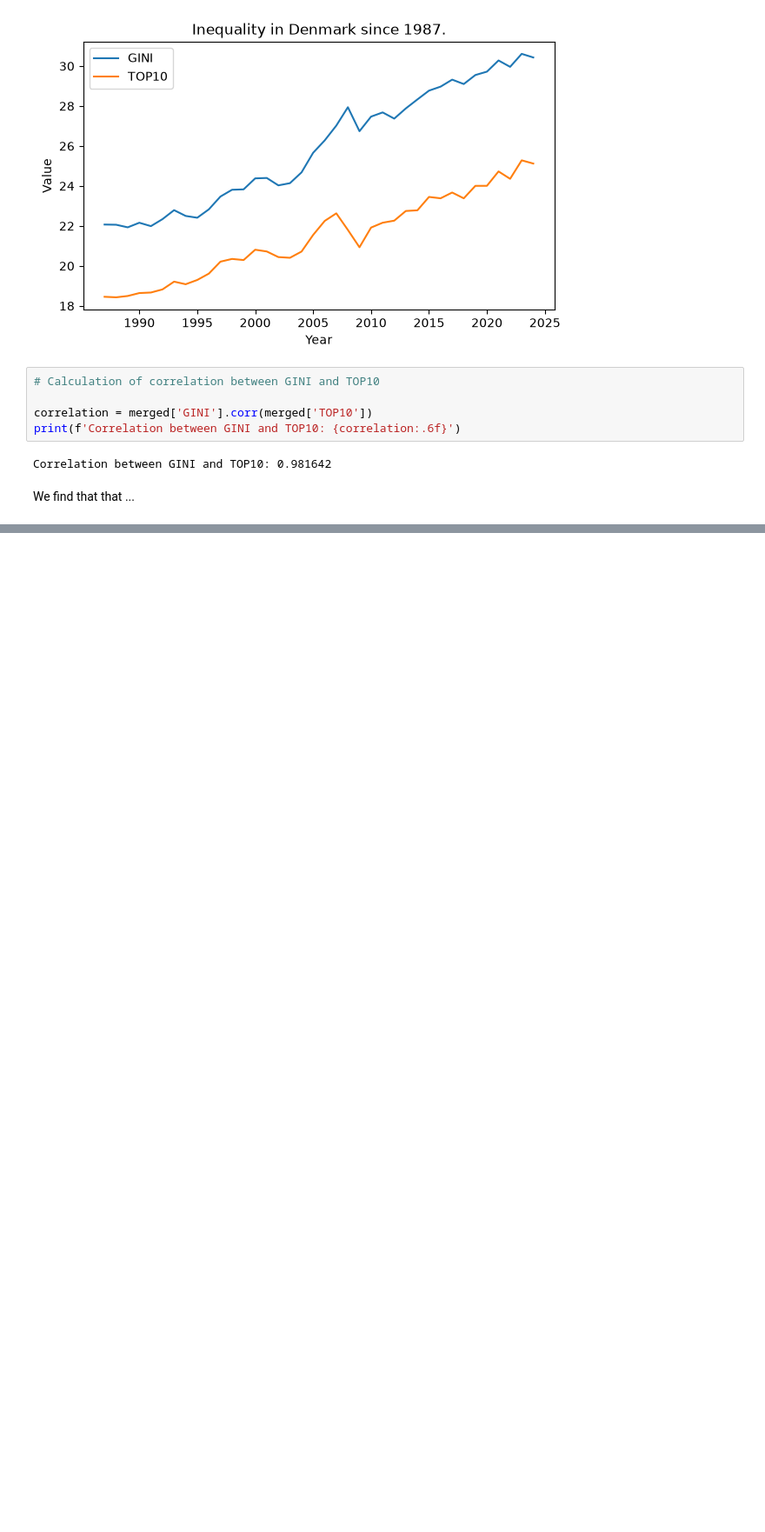
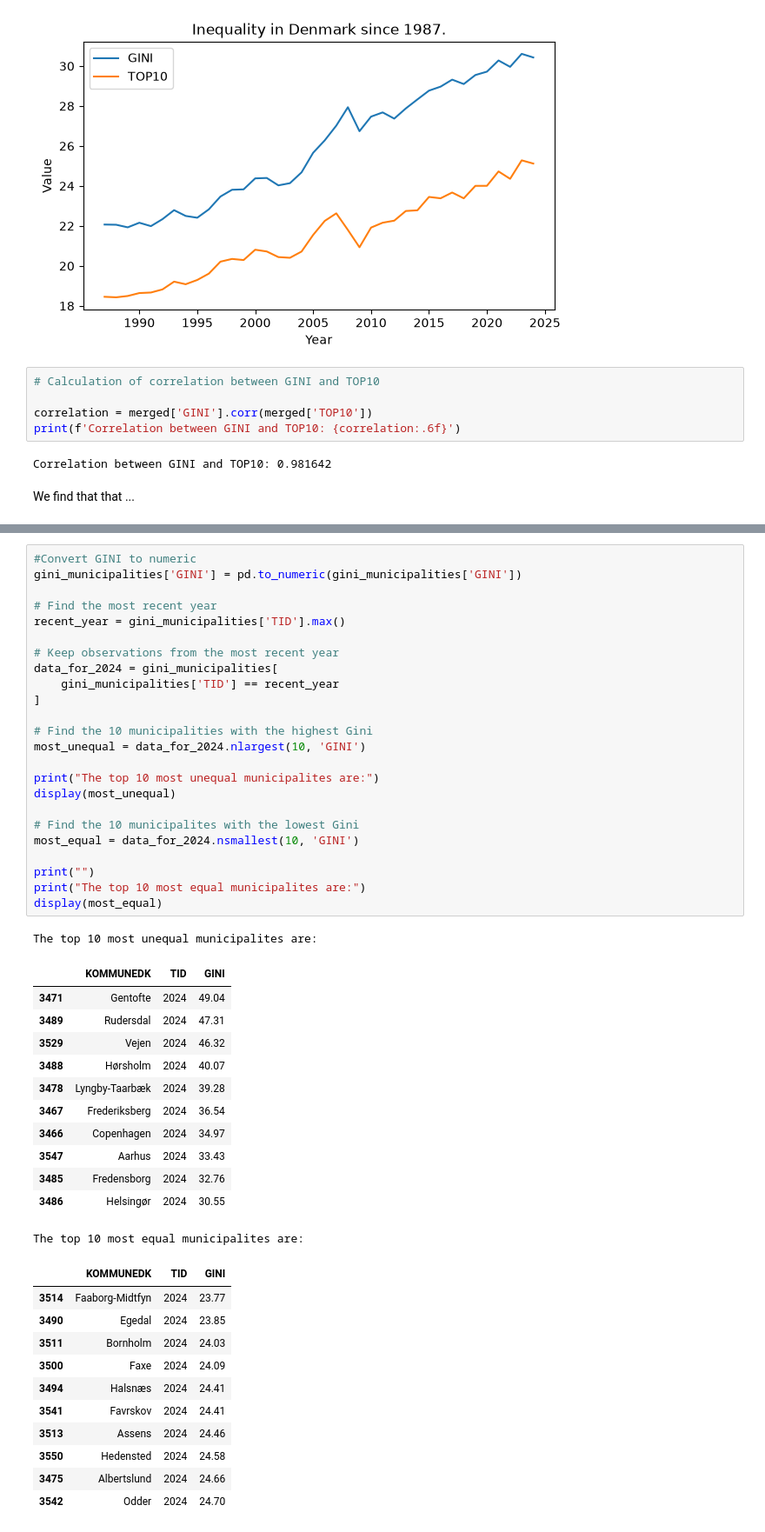
Before and after one commit to NumEconCopenhagen/projects-2025-philippa-ronya, a Jupyter notebook: 01_dataproject/Ronya_dataproject.ipynb, the cells around one changed output, grey strips where cells are left out. Shown at 87% size. Drawn from its saved outputs; the diff is of its cells as text; blank space fills up the shorter version.

```diff
--- a/01_dataproject/Ronya_dataproject.ipynb
+++ b/01_dataproject/Ronya_dataproject.ipynb
@@ -89,0 +235,49 @@ Question 1.2
+# %%
+#Convert GINI to numeric
+gini_municipalities['GINI'] = pd.to_numeric(gini_municipalities['GINI'])
+
+# Find the most recent year
+recent_year = gini_municipalities['TID'].max()
+
+# Keep observations from the most recent year
+data_for_2024 = gini_municipalities[
+    gini_municipalities['TID'] == recent_year
+]
+
+# Find the 10 municipalities with the highest Gini
+most_unequal = data_for_2024.nlargest(10, 'GINI')
+
+print("The top 10 most unequal municipalites are:")
+display(most_unequal)
+
+# Find the 10 municipalites with the lowest Gini
+most_equal = data_for_2024.nsmallest(10, 'GINI')
+
+print("")
+print("The top 10 most equal municipalites are:")
+display(most_equal)
+# %% [output]
+The top 10 most unequal municipalites are:
+|  | KOMMUNEDK | TID | GINI |
+| 3471 | Gentofte | 2024 | 49.04 |
+| 3489 | Rudersdal | 2024 | 47.31 |
+| 3529 | Vejen | 2024 | 46.32 |
+| 3488 | Hørsholm | 2024 | 40.07 |
+| 3478 | Lyngby-Taarbæk | 2024 | 39.28 |
+| 3467 | Frederiksberg | 2024 | 36.54 |
+| 3466 | Copenhagen | 2024 | 34.97 |
+| 3547 | Aarhus | 2024 | 33.43 |
+| 3485 | Fredensborg | 2024 | 32.76 |
+| 3486 | Helsingør | 2024 | 30.55 |
+The top 10 most equal municipalites are:
+|  | KOMMUNEDK | TID | GINI |
+| 3514 | Faaborg-Midtfyn | 2024 | 23.77 |
+| 3490 | Egedal | 2024 | 23.85 |
+| 3511 | Bornholm | 2024 | 24.03 |
+| 3500 | Faxe | 2024 | 24.09 |
+| 3494 | Halsnæs | 2024 | 24.41 |
+| 3541 | Favrskov | 2024 | 24.41 |
+| 3513 | Assens | 2024 | 24.46 |
+| 3550 | Hedensted | 2024 | 24.58 |
+| 3475 | Albertslund | 2024 | 24.66 |
+| 3542 | Odder | 2024 | 24.70 |
```
Also changed, not shown: parts of 14 cells of this notebook, 3 other files.
